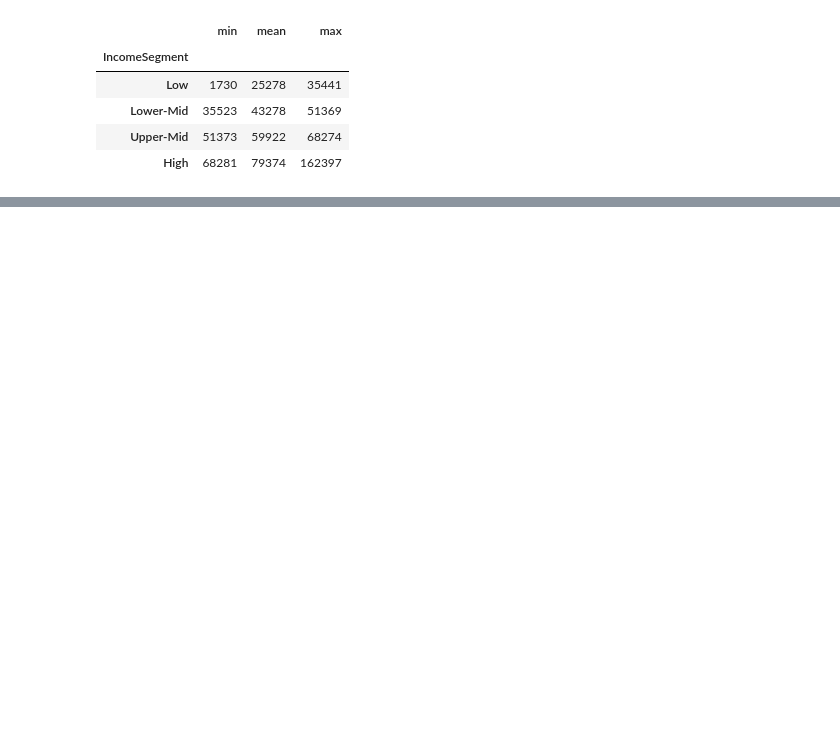
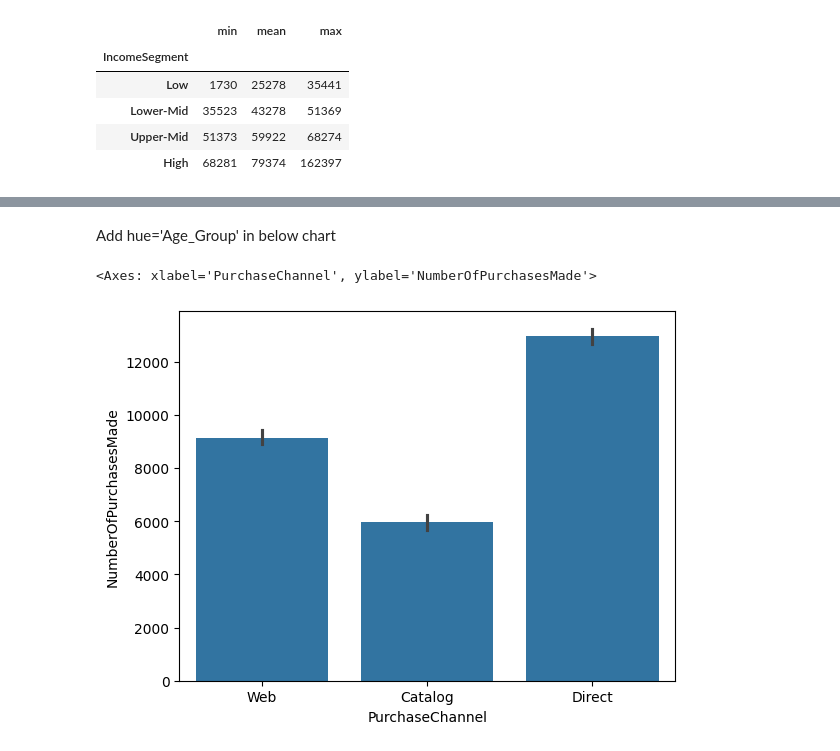
Before and after one commit to akshaykumar2972/POC2025, a Jupyter notebook: Customer_Personality_Analysis.ipynb, the cells around one changed output, grey strips where cells are left out. Drawn from its saved outputs; the diff is of its cells as text; code cells hidden in the pictures; blank space fills up the shorter version.

```diff
--- a/Customer_Personality_Analysis.ipynb
+++ b/Customer_Personality_Analysis.ipynb
@@ -753,0 +378,8 @@ plt.show()
+# %%
+df_purchase = pd.melt(df
+                      , id_vars=['CustomerId']
+                      , value_vars=['PurchasesMadeViaWeb', 'PurchasesMadeViaCatalog', 'PurchasesMadeDirectly']
+                      , var_name='PurchaseChannel'
+                      , value_name='NumberOfPurchasesMade')
+# %%
+df_purchase['PurchaseChannel'] = df_purchase['PurchaseChannel'].str.replace('PurchasesMadeVia', '').str.replace('PurchasesMadeDirectly', 'Direct')
@@ -753,0 +400,7 @@ plt.show()
+# %% [markdown]
+Add hue='Age_Group' in below chart
+# %%
+sns.barplot(x='PurchaseChannel', y='NumberOfPurchasesMade', data=df_purchase, estimator='sum')
+# %% [output]
+<Axes: xlabel='PurchaseChannel', ylabel='NumberOfPurchasesMade'>
+[figure, added]
```
Also changed, not shown: parts of 131 cells of this notebook.
